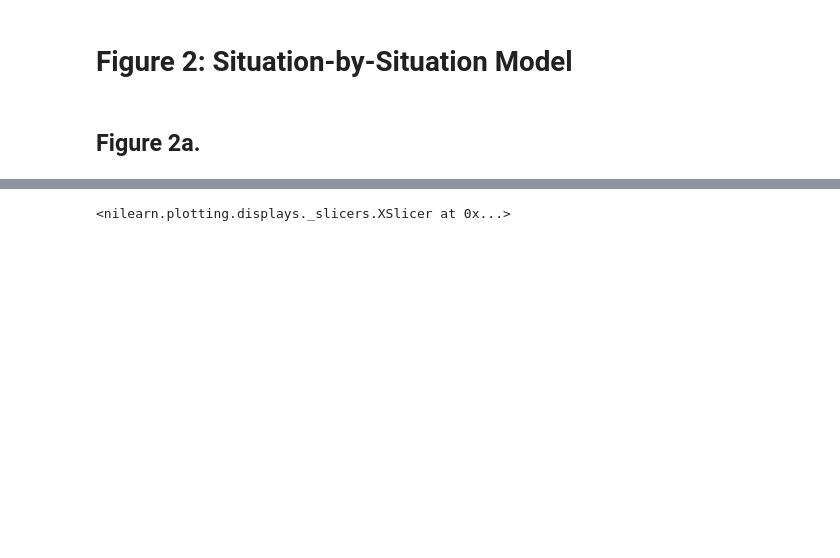
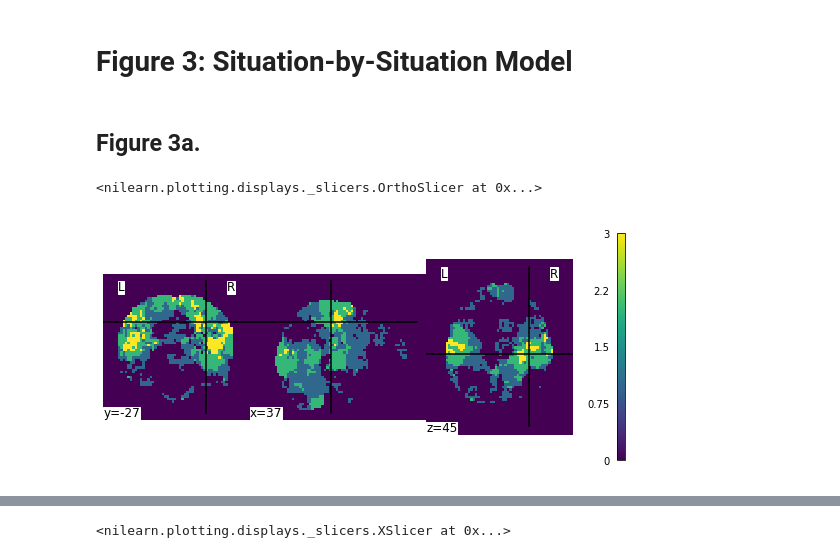
Before and after one commit to yiyuwang/AffVids_mvpa, a Jupyter notebook: 5_Visualization.ipynb, the cells around one changed output, grey strips where cells are left out. Cells and saved outputs as stored; diff of their text form; code cells hidden in the pictures; blank space fills up the shorter version.

```diff
--- a/5_Visualization.ipynb
+++ b/5_Visualization.ipynb
@@ -61,13 +61,18 @@ my_cmap_seven = matplotlib.colors.ListedColormap(color_padding + my_color_seven)
 
 vmin = 0.01
 # %% [markdown]
-# Figure 2: Situation-by-Situation Model
+# Figure 3: Situation-by-Situation Model
 # %%
 # load the breakdown
 overlay = nib.load(permutation_test_res_dir + 'SS_overlay_byNum.nii.gz')
 overlay_by_sit = nib.load(permutation_test_res_dir + 'SS_overlay_bySit.nii.gz')
 # %% [markdown]
-## Figure 2a.
+## Figure 3a.
+# %%
+plot_img(overlay, colorbar=True)
+# %% [output]
+<nilearn.plotting.displays._slicers.OrthoSlicer at 0x...>
+[figure, added]
 # %%
 overlay_data = overlay.get_fdata()
 
```
Also changed, not shown: parts of 12 cells of this notebook, 34 other files.
